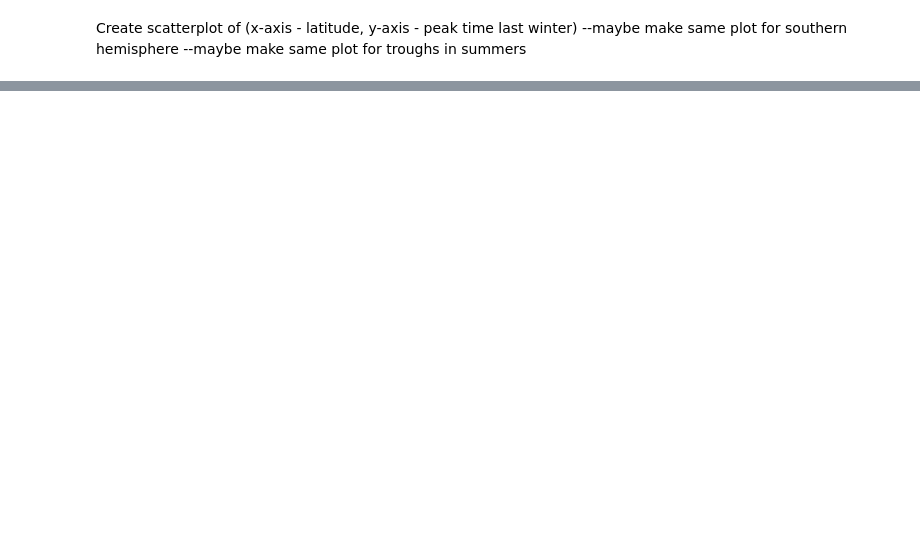
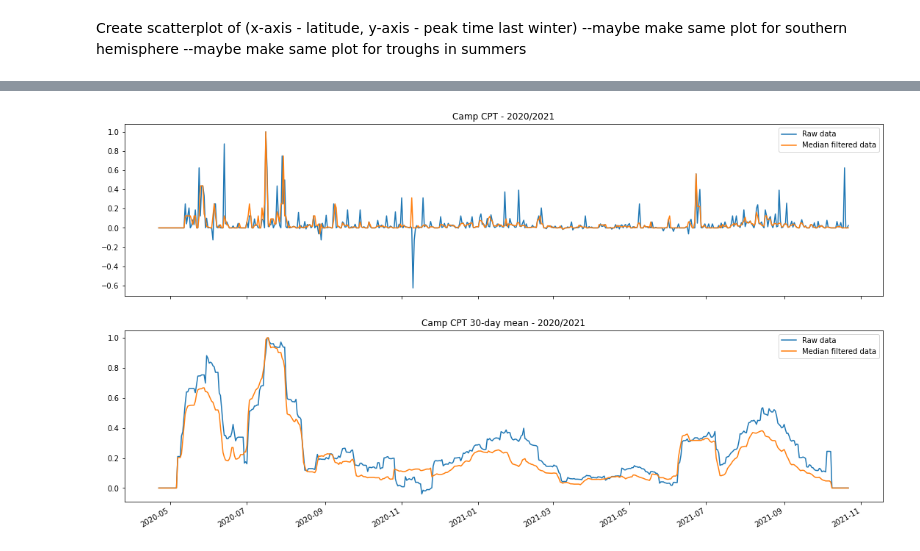
Before and after one commit to rmorse7/HopeSimpson-Forecasting, a Jupyter notebook: Peakcompare.ipynb, the cells around one changed output, grey strips where cells are left out. Saved outputs shown, nothing was run; the diff lists cells and outputs as text; code cells hidden in the pictures; blank space fills up the shorter version.

```diff
--- a/Peakcompare.ipynb
+++ b/Peakcompare.ipynb
@@ -140,10 +132,38 @@ plt.savefig('Peakcompare_Latwindow1.png' , dpi=100)
 # %%
-dates = list(pd.to_datetime(data['Date']))
-dallas = data['Dallas'].rolling(window=7).mean()
+dates = list(pd.to_datetime(data['Date'][:-3]))
+county = data['Camp'][3:].reindex(range(549))
+ctests = tests['Camp'][:-3]
+# county = data.iloc[:,1]
+county_med = county.rolling(window=3, center=True).median()
+county_mean = county.rolling(window=30, center=True).mean()
+county_medmean = county_med.rolling(window=30, center=True).mean()
 
-fig, ax = plt.subplots()
-ax.plot(dates, dallas, '-')
-ax.set_title('Dallas Covid Cases - 2020/2021')
+cpt = np.divide(county, ctests, out=np.zeros_like(county), where=ctests!=0, casting='unsafe').fillna(0)
+cpt_mean = cpt.rolling(window=30, center=True).mean().fillna(0)
+
+ctests_med = ctests.rolling(window=3, center=True).median()
+cpt_med = np.divide(county_med, ctests_med, out=np.zeros_like(county_med), where=ctests_med!=0).fillna(0)
+cpt_medmean = cpt_med.rolling(window=30, center=True).mean().fillna(0)
+
+cpt = cpt / max(cpt)
+cpt_mean = cpt_mean / max(cpt_mean)
+cpt_med = cpt_med / max(cpt_med)
+cpt_medmean = cpt_medmean / max(cpt_medmean)
+
+# window = [253,376] #10/1/20 - 2/1/21
+# dates = dates[window[0]:window[1]]
+# county = county[window[0]:window[1]]
+print(dates[np.argmax(county)])
+
+fig, axs = plt.subplots(2)
+axs[0].plot(dates, cpt, '-')
+axs[0].plot(dates, cpt_med, '-')
+axs[0].set_title('Camp CPT - 2020/2021')
+axs[0].legend(['Raw data', 'Median filtered data'])
+axs[1].plot(dates, cpt_mean, '-')
+axs[1].plot(dates, cpt_medmean, '-')
+axs[1].set_title('Camp CPT 30-day mean - 2020/2021')
+axs[1].legend(['Raw data', 'Median filtered data'])
 #format x-axis to datetime
 fig.autofmt_xdate()
 
@@ -151,4 +171,5 @@ fig.autofmt_xdate()
 fig.set_size_inches(18.5, 10.5, forward=True)
 
 #save plot
-# plt.savefig('Dallas.png' , dpi=100)
+# plt.savefig('graphs/Dallas_CPT.png' , dpi=100)
+# %% [output]
@@ -154,0 +177 @@ fig.set_size_inches(18.5, 10.5, forward=True)
+[figure, added]
```
Also changed, not shown: parts of 6 cells of this notebook, 22 other files.
